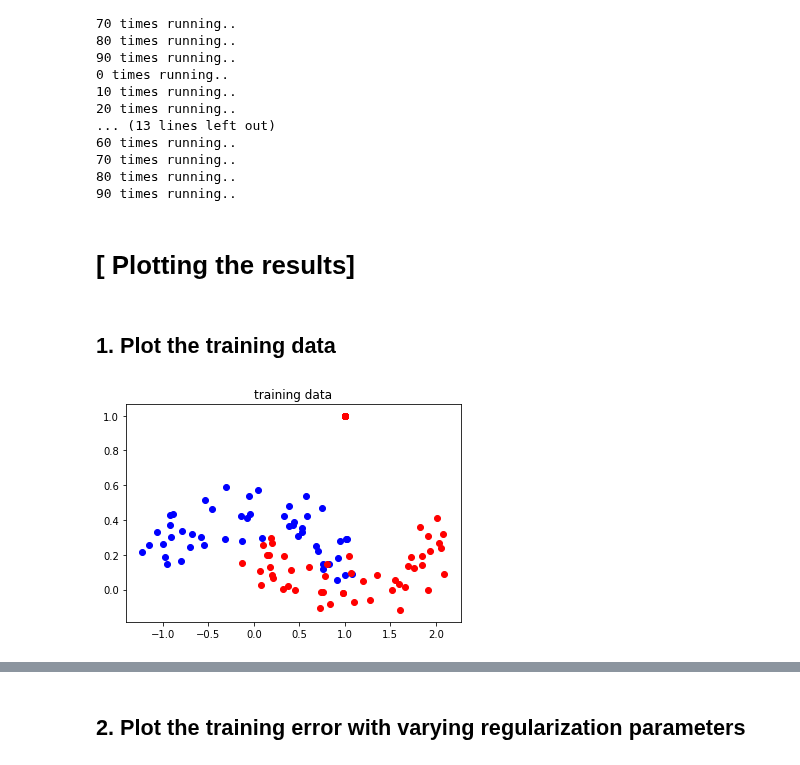
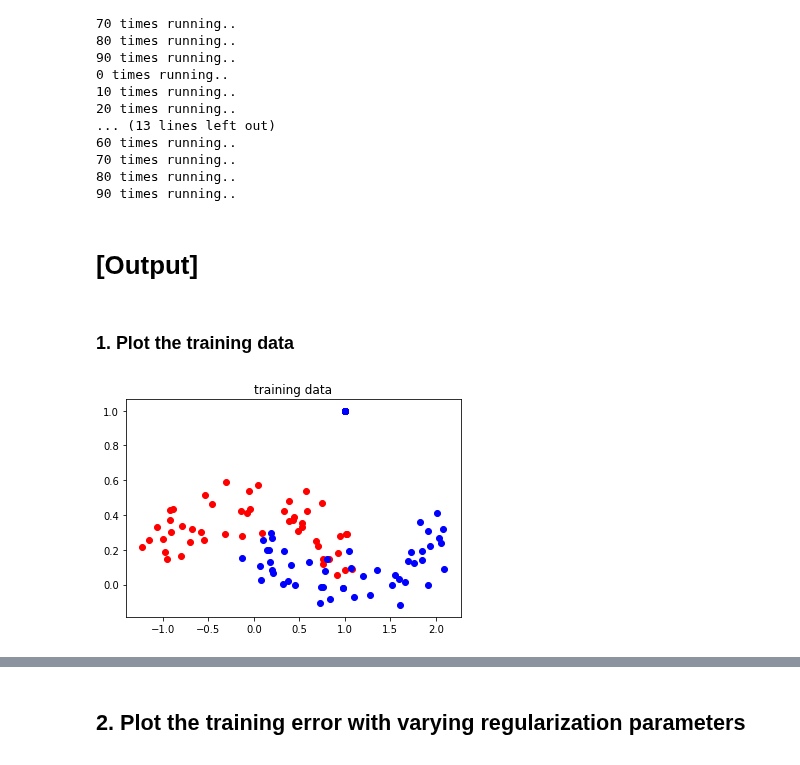
Before and after one commit to minjoong507/Machine-learning-project, a Jupyter notebook: 6week/notebook/assignment-06.ipynb, the cells around one changed output, grey strips where cells are left out. Saved outputs shown, nothing was run; the diff lists cells and outputs as text; code cells hidden in the pictures.

```diff
--- a/6week/notebook/assignment-06.ipynb
+++ b/6week/notebook/assignment-06.ipynb
@@ -133,14 +163,14 @@ for idx, lamda in enumerate(lamda_list):
 70 times running..
 80 times running..
 90 times running..
-# %% [markdown]
-# [ Plotting the results]
+# %% [markdown]
+# [Output]
 # %% [markdown]
-## 1. Plot the training data
+### 1. Plot the training data
 # %%
-plt.scatter(dataX_0, dataY_0, color ='b')
-plt.scatter(dataX_1, dataY_1, color ='r')
+plt.scatter(dataX_0, dataY_0, color ='r')
+plt.scatter(dataX_1, dataY_1, color ='b')
 plt.title('training data')
 plt.show()
 # %% [output]
-[figure, old version]
+[figure, new version]
```
Also changed, not shown: parts of 15 cells of this notebook.
